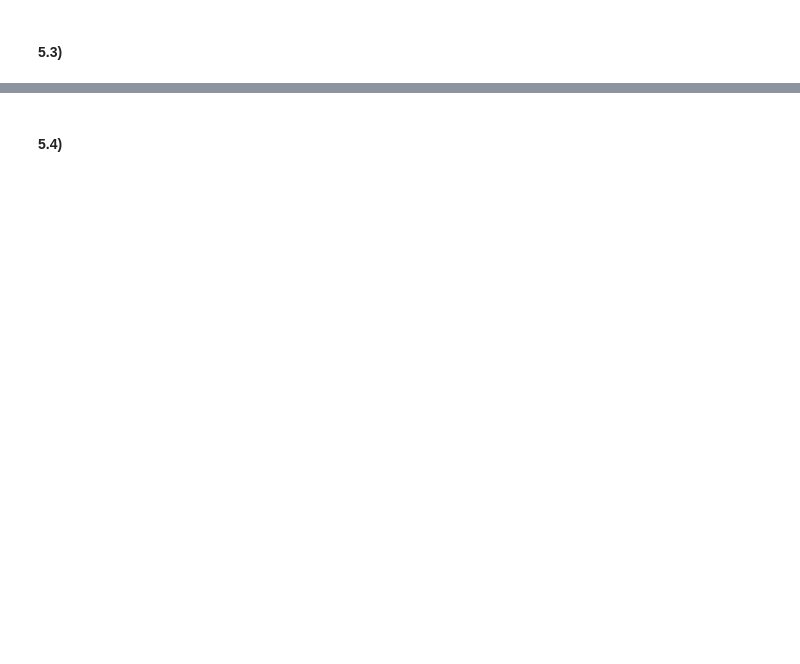
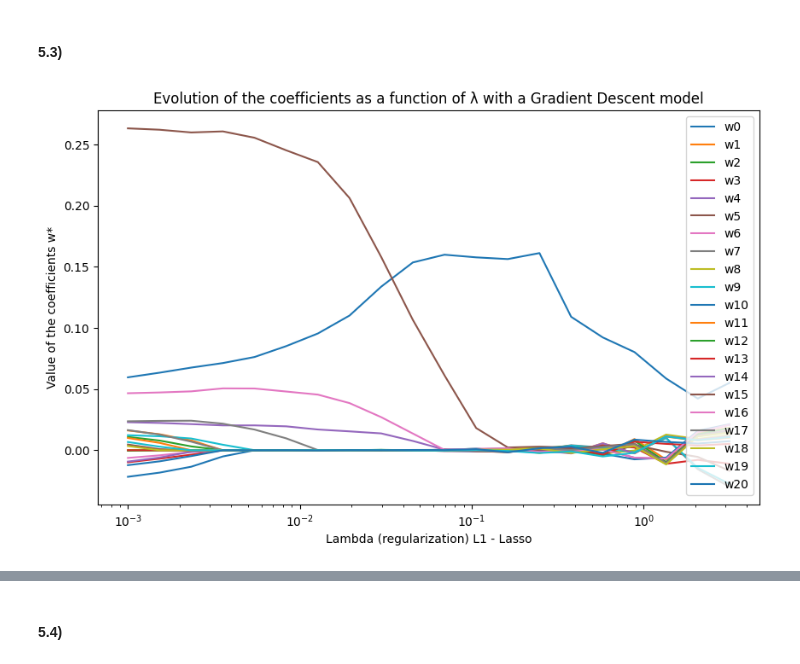
Before and after one commit to anatissera/Machine-Learning-Deep-Learning, a Jupyter notebook: Tissera_AnaPaula_TP1/Entrega_TP1.ipynb, the cells around one changed output, grey strips where cells are left out. Cells and saved outputs as stored; diff of their text form; code cells hidden in the pictures; blank space fills up the shorter version.

```diff
--- a/Tissera_AnaPaula_TP1/Entrega_TP1.ipynb
+++ b/Tissera_AnaPaula_TP1/Entrega_TP1.ipynb
@@ -1174,2 +1246,6 @@ Esto nos lleva a pensar que el modelo pudo haber empeorado su performance por `c
 # %% [markdown]
 #### 5.3)
+# %%
+best_l1_gd = coefficient_analysis(True)
+# %% [output]
+[figure, added]
```
Also changed, not shown: parts of 48 cells of this notebook, 15 other files.
